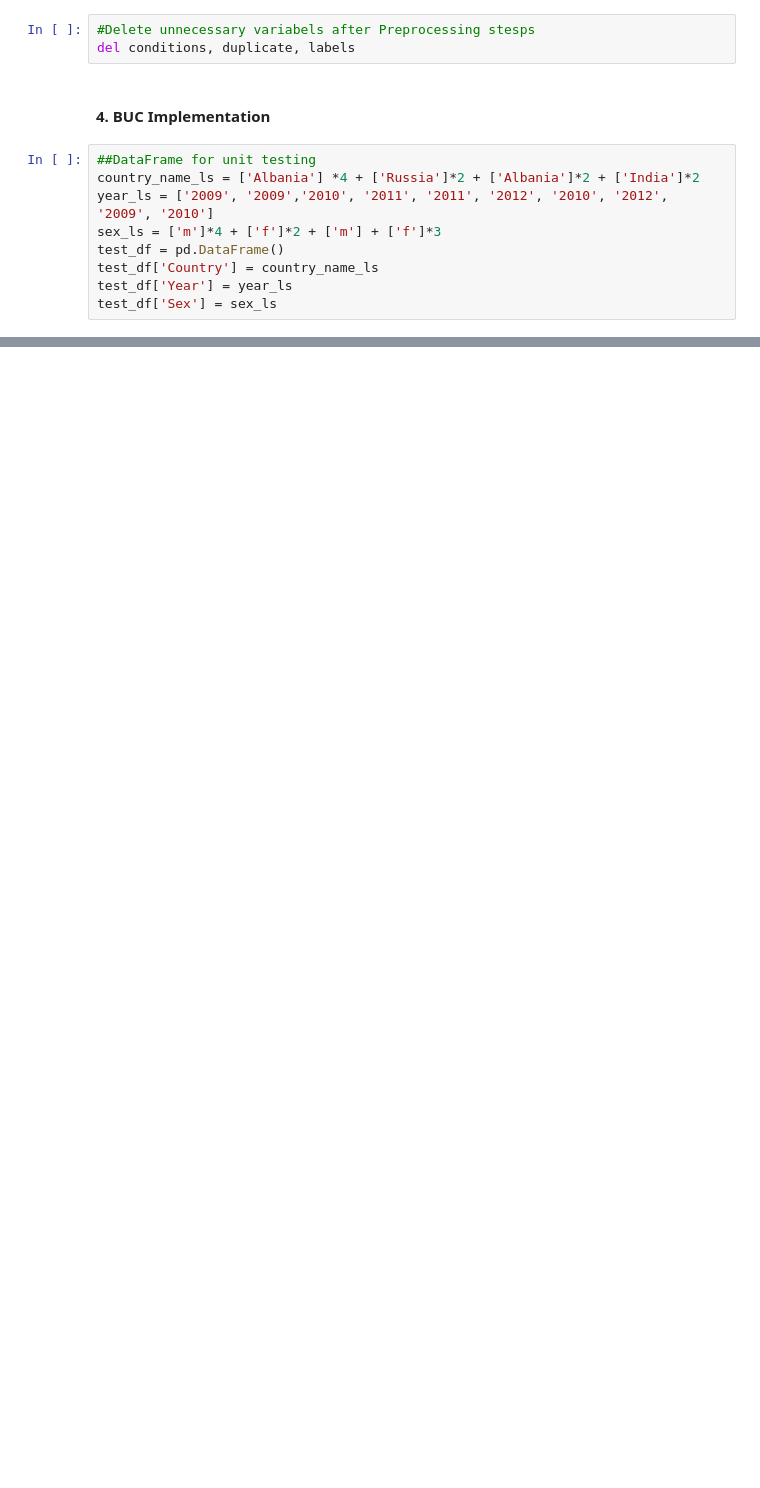
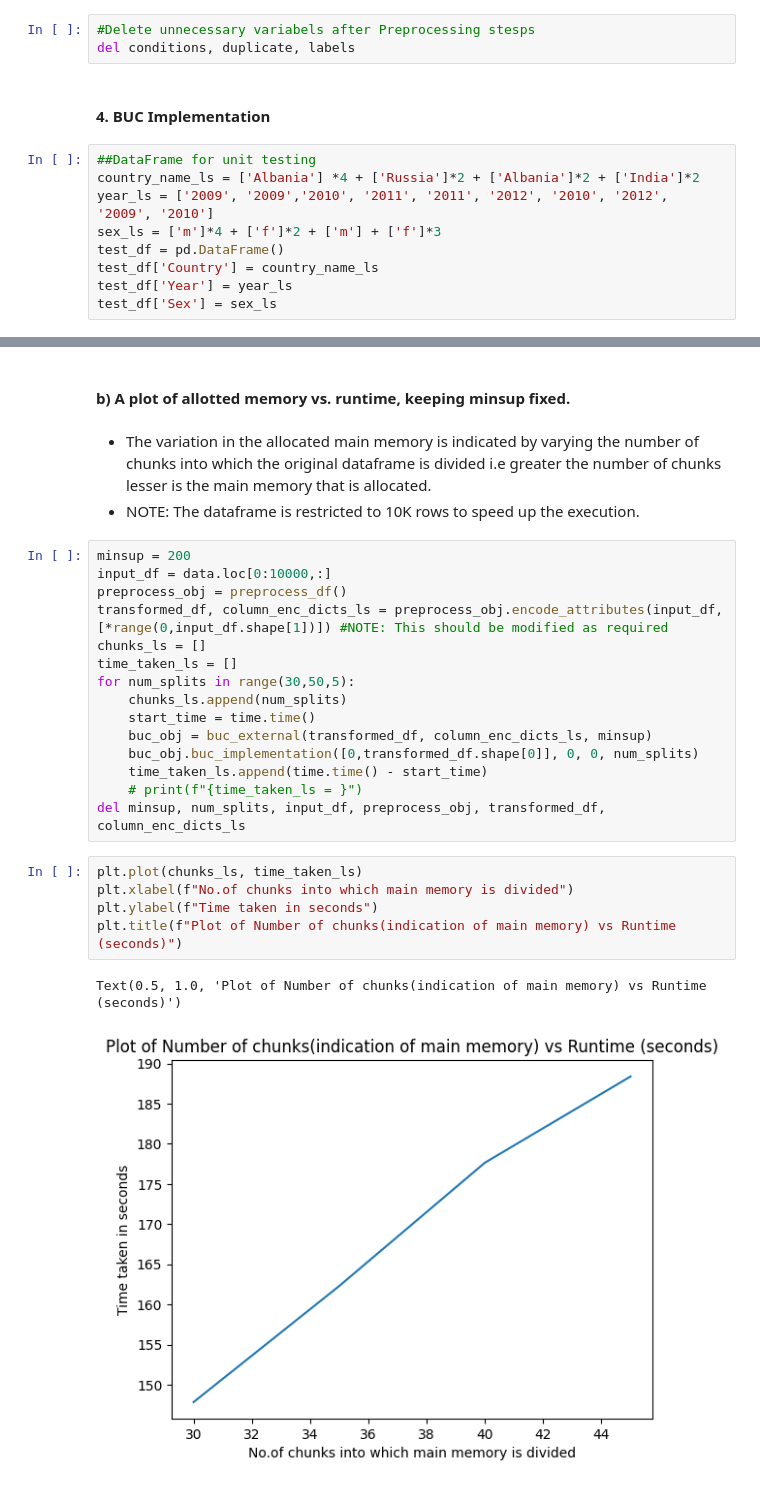
Before and after one commit to Deepti-debug/BUC-implementation, a Jupyter notebook: assignment_2_local.ipynb, the cells around one changed output, grey strips where cells are left out. Saved outputs shown, nothing was run; the diff lists cells and outputs as text; blank space fills up the shorter version.

```diff
--- a/assignment_2_local.ipynb
+++ b/assignment_2_local.ipynb
@@ -1068,0 +967,28 @@ True
+# %% [markdown]
+#### b) A plot of allotted memory vs. runtime, keeping minsup fixed.
+# %% [markdown]
+- The variation in the allocated main memory is indicated by varying the number of chunks into which the original dataframe is divided i.e greater the number of chunks lesser is the main memory that is allocated.
+-  NOTE: The dataframe is restricted to 10K rows to speed up the execution.
+# %%
+minsup = 200
+input_df = data.loc[0:10000,:]
+preprocess_obj = preprocess_df()
+transformed_df, column_enc_dicts_ls = preprocess_obj.encode_attributes(input_df, [*range(0,input_df.shape[1])]) #NOTE: This should be modified as required
+chunks_ls = []
+time_taken_ls = []
+for num_splits in range(30,50,5):
+    chunks_ls.append(num_splits)
+    start_time = time.time()
+    buc_obj = buc_external(transformed_df, column_enc_dicts_ls, minsup)
+    buc_obj.buc_implementation([0,transformed_df.shape[0]], 0, 0, num_splits)
+    time_taken_ls.append(time.time() - start_time)
+    # print(f"{time_taken_ls = }")
+del minsup, num_splits, input_df, preprocess_obj, transformed_df, column_enc_dicts_ls
+# %%
+plt.plot(chunks_ls, time_taken_ls)
+plt.xlabel(f"No.of chunks into which main memory is divided")
+plt.ylabel(f"Time taken in seconds")
+plt.title(f"Plot of Number of chunks(indication of main memory) vs Runtime (seconds)")
+# %% [output]
+Text(0.5, 1.0, 'Plot of Number of chunks(indication of main memory) vs Runtime (seconds)')
+[figure, added]
```
Also changed, not shown: parts of 21 cells of this notebook.
